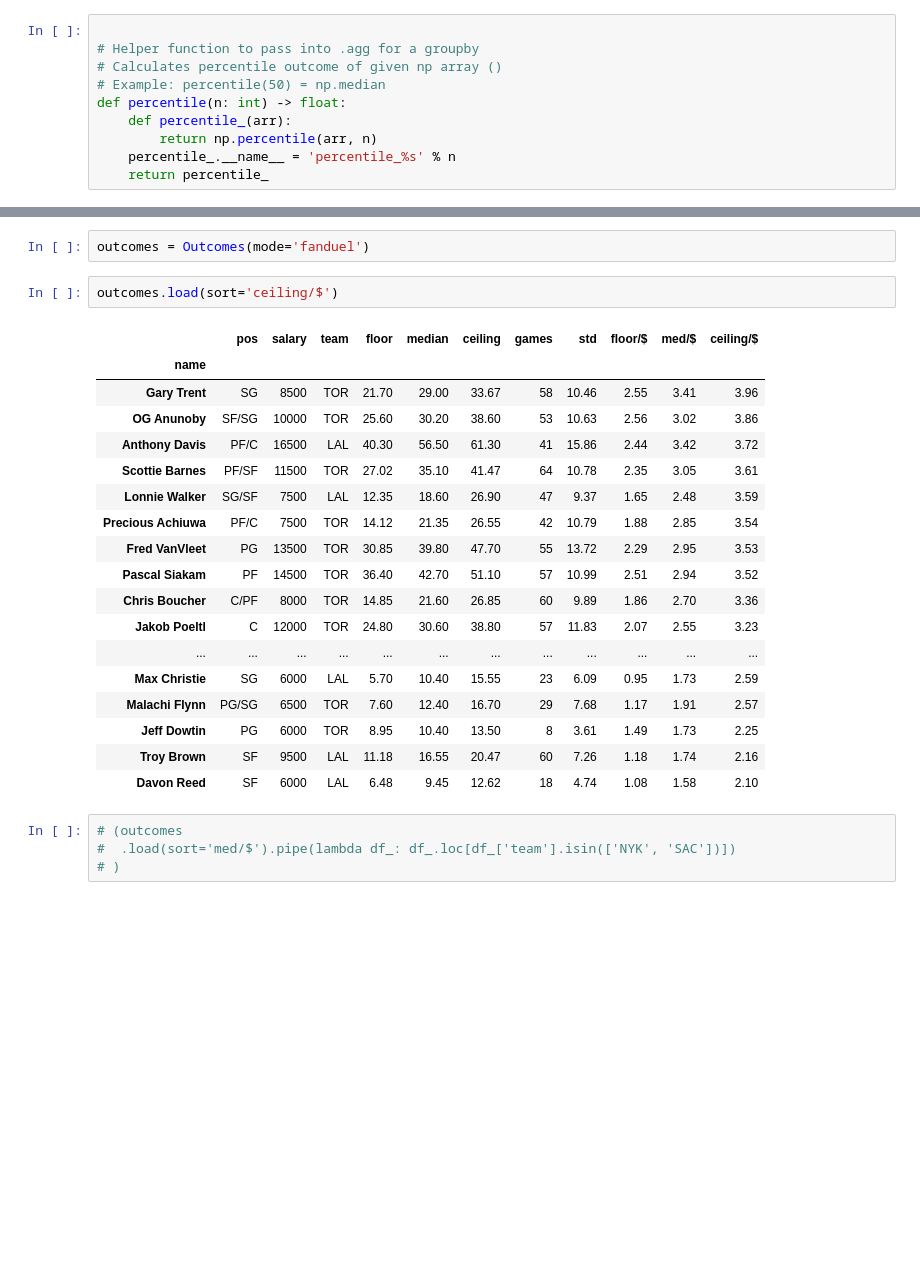
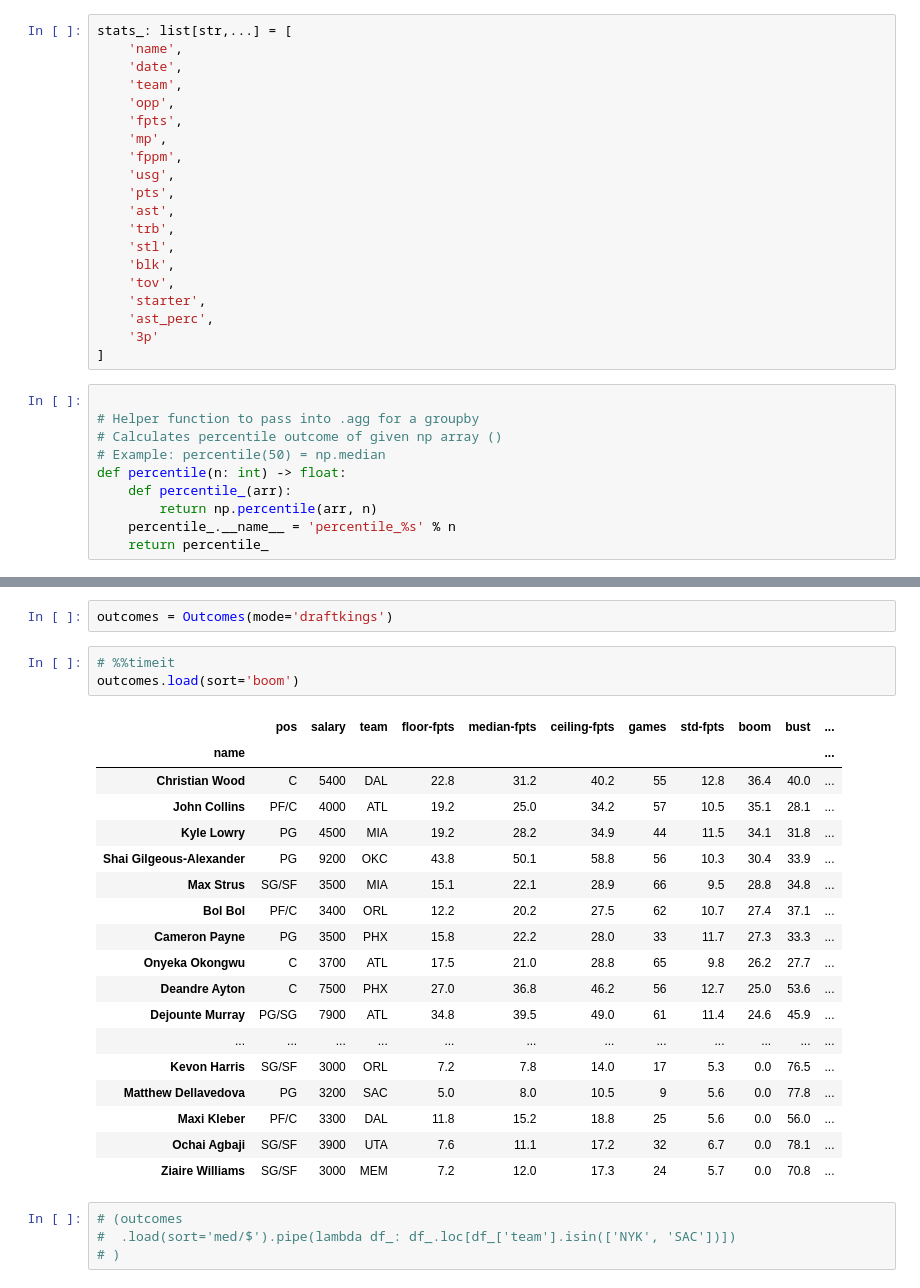
Before and after one commit to jackdegen/nba-demo, a Jupyter notebook: src/player-outcomes.ipynb, the cells around one changed output, grey strips where cells are left out. Drawn from its saved outputs; the diff is of its cells as text; blank space fills up the shorter version.

```diff
--- a/src/player-outcomes.ipynb
+++ b/src/player-outcomes.ipynb
@@ -23,6 +23,26 @@ def pandas_settings() -> None:
         return None
 
 pandas_settings()
+# %%
+stats_: list[str,...] = [
+    'name',
+    'date',
+    'team',
+    'opp',
+    'fpts',
+    'mp',
+    'fppm',
+    'usg',
+    'pts',
+    'ast',
+    'trb',
+    'stl',
+    'blk',
+    'tov',
+    'starter',
+    'ast_perc',
+    '3p'
+]
 # %%
 
 # Helper function to pass into .agg for a groupby
@@ -203,27 +302,28 @@ class Outcomes:
                )
 # %%
-outcomes = Outcomes(mode='fanduel')
+outcomes = Outcomes(mode='draftkings')
 # %%
-outcomes.load(sort='ceiling/$')
+# %%timeit
+outcomes.load(sort='boom')
 # %% [output]
-|  | pos | salary | team | floor | median | ceiling | games | std | floor/$ | med/$ | ceiling/$ |
-| name |  |  |  |  |  |  |  |  |  |  |  |
-| Gary Trent | SG | 8500 | TOR | 21.70 | 29.00 | 33.67 | 58 | 10.46 | 2.55 | 3.41 | 3.96 |
-| OG Anunoby | SF/SG | 10000 | TOR | 25.60 | 30.20 | 38.60 | 53 | 10.63 | 2.56 | 3.02 | 3.86 |
-| Anthony Davis | PF/C | 16500 | LAL | 40.30 | 56.50 | 61.30 | 41 | 15.86 | 2.44 | 3.42 | 3.72 |
-| Scottie Barnes | PF/SF | 11500 | TOR | 27.02 | 35.10 | 41.47 | 64 | 10.78 | 2.35 | 3.05 | 3.61 |
-| Lonnie Walker | SG/SF | 7500 | LAL | 12.35 | 18.60 | 26.90 | 47 | 9.37 | 1.65 | 2.48 | 3.59 |
-| Precious Achiuwa | PF/C | 7500 | TOR | 14.12 | 21.35 | 26.55 | 42 | 10.79 | 1.88 | 2.85 | 3.54 |
-| Fred VanVleet | PG | 13500 | TOR | 30.85 | 39.80 | 47.70 | 55 | 13.72 | 2.29 | 2.95 | 3.53 |
-| Pascal Siakam | PF | 14500 | TOR | 36.40 | 42.70 | 51.10 | 57 | 10.99 | 2.51 | 2.94 | 3.52 |
-| Chris Boucher | C/PF | 8000 | TOR | 14.85 | 21.60 | 26.85 | 60 | 9.89 | 1.86 | 2.70 | 3.36 |
-| Jakob Poeltl | C | 12000 | TOR | 24.80 | 30.60 | 38.80 | 57 | 11.83 | 2.07 | 2.55 | 3.23 |
+|  | pos | salary | team | floor-fpts | median-fpts | ceiling-fpts | games | std-fpts | boom | bust | ... |
+| name |  |  |  |  |  |  |  |  |  |  | ... |
+| Christian Wood | C | 5400 | DAL | 22.8 | 31.2 | 40.2 | 55 | 12.8 | 36.4 | 40.0 | ... |
+| John Collins | PF/C | 4000 | ATL | 19.2 | 25.0 | 34.2 | 57 | 10.5 | 35.1 | 28.1 | ... |
+| Kyle Lowry | PG | 4500 | MIA | 19.2 | 28.2 | 34.9 | 44 | 11.5 | 34.1 | 31.8 | ... |
+| Shai Gilgeous-Alexander | PG | 9200 | OKC | 43.8 | 50.1 | 58.8 | 56 | 10.3 | 30.4 | 33.9 | ... |
+| Max Strus | SG/SF | 3500 | MIA | 15.1 | 22.1 | 28.9 | 66 | 9.5 | 28.8 | 34.8 | ... |
+| Bol Bol | PF/C | 3400 | ORL | 12.2 | 20.2 | 27.5 | 62 | 10.7 | 27.4 | 37.1 | ... |
+| Cameron Payne | PG | 3500 | PHX | 15.8 | 22.2 | 28.0 | 33 | 11.7 | 27.3 | 33.3 | ... |
+| Onyeka Okongwu | C | 3700 | ATL | 17.5 | 21.0 | 28.8 | 65 | 9.8 | 26.2 | 27.7 | ... |
+| Deandre Ayton | C | 7500 | PHX | 27.0 | 36.8 | 46.2 | 56 | 12.7 | 25.0 | 53.6 | ... |
+| Dejounte Murray | PG/SG | 7900 | ATL | 34.8 | 39.5 | 49.0 | 61 | 11.4 | 24.6 | 45.9 | ... |
 | ... | ... | ... | ... | ... | ... | ... | ... | ... | ... | ... | ... |
-| Max Christie | SG | 6000 | LAL | 5.70 | 10.40 | 15.55 | 23 | 6.09 | 0.95 | 1.73 | 2.59 |
-| Malachi Flynn | PG/SG | 6500 | TOR | 7.60 | 12.40 | 16.70 | 29 | 7.68 | 1.17 | 1.91 | 2.57 |
-| Jeff Dowtin | PG | 6000 | TOR | 8.95 | 10.40 | 13.50 | 8 | 3.61 | 1.49 | 1.73 | 2.25 |
-| Troy Brown | SF | 9500 | LAL | 11.18 | 16.55 | 20.47 | 60 | 7.26 | 1.18 | 1.74 | 2.16 |
-| Davon Reed | SF | 6000 | LAL | 6.48 | 9.45 | 12.62 | 18 | 4.74 | 1.08 | 1.58 | 2.10 |
+| Kevon Harris | SG/SF | 3000 | ORL | 7.2 | 7.8 | 14.0 | 17 | 5.3 | 0.0 | 76.5 | ... |
+| Matthew Dellavedova | PG | 3200 | SAC | 5.0 | 8.0 | 10.5 | 9 | 5.6 | 0.0 | 77.8 | ... |
+| Maxi Kleber | PF/C | 3300 | DAL | 11.8 | 15.2 | 18.8 | 25 | 5.6 | 0.0 | 56.0 | ... |
+| Ochai Agbaji | SG/SF | 3900 | UTA | 7.6 | 11.1 | 17.2 | 32 | 6.7 | 0.0 | 78.1 | ... |
+| Ziaire Williams | SG/SF | 3000 | MEM | 7.2 | 12.0 | 17.3 | 24 | 5.7 | 0.0 | 70.8 | ... |
 # %%
 # (outcomes
 #  .load(sort='med/$').pipe(lambda df_: df_.loc[df_['team'].isin(['NYK', 'SAC'])])
```
Also changed, not shown: parts of 1 cell of this notebook, 10 other files.
